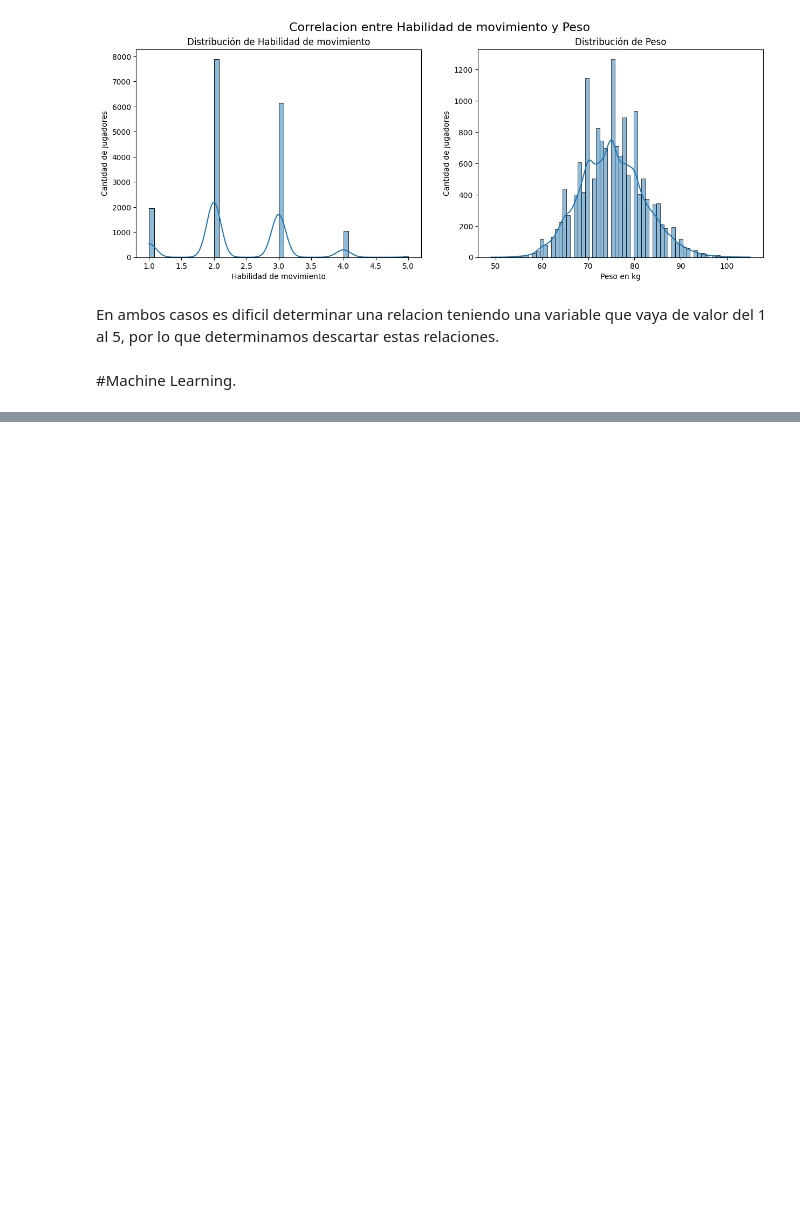
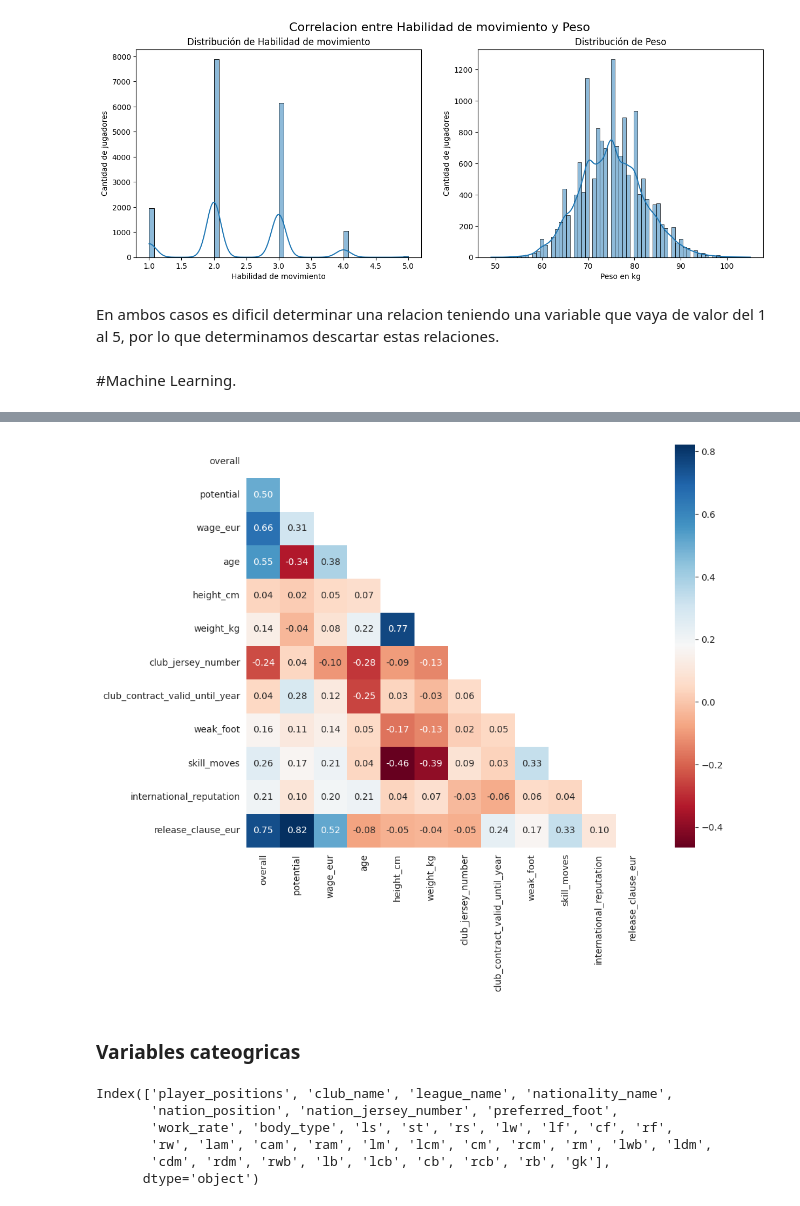
Before and after one commit to MatiasKige/Data-Science-FIFA, a Jupyter notebook: Proyecto FIFA.ipynb, the cells around one changed output, grey strips where cells are left out. Cells and saved outputs as stored; diff of their text form; code cells hidden in the pictures; blank space fills up the shorter version.

```diff
--- a/Proyecto FIFA.ipynb
+++ b/Proyecto FIFA.ipynb
@@ -2490,0 +2540,20 @@ df_boca
+# %%
+# Mapa de calor
+
+df_transformado_num = df_transformado.select_dtypes(include=["number"])
+
+df_transformado_num = df_transformado_num.iloc[:, :12]
+
+correlacion_transformada = df_transformado_num.corr()
+mask = np.zeros_like(correlacion_transformada)
+
+cores = sns.color_palette("RdBu", as_cmap=True)
+mask = np.zeros_like(correlacion_transformada)
+mask[np.triu_indices_from(mask)]=True
+with sns.axes_style("white"):
+  f,ax = plt.subplots(figsize=(10,8))
+  ax = sns.heatmap(correlacion_transformada, cmap=cores, mask=mask, square=True, fmt=".2f", annot=True)
+# %% [output]
+[figure, added]
+# %% [markdown]
+### Variables cateogricas
@@ -2490,0 +2563,9 @@ df_boca
+# %%
+variables_categoricas
+# %% [output]
+Index(['player_positions', 'club_name', 'league_name', 'nationality_name',
+       'nation_position', 'nation_jersey_number', 'preferred_foot',
+       'work_rate', 'body_type', 'ls', 'st', 'rs', 'lw', 'lf', 'cf', 'rf',
+       'rw', 'lam', 'cam', 'ram', 'lm', 'lcm', 'cm', 'rcm', 'rm', 'lwb', 'ldm',
+       'cdm', 'rdm', 'rwb', 'lb', 'lcb', 'cb', 'rcb', 'rb', 'gk'],
+      dtype='object')
```
Also changed, not shown: parts of 18 cells of this notebook.
